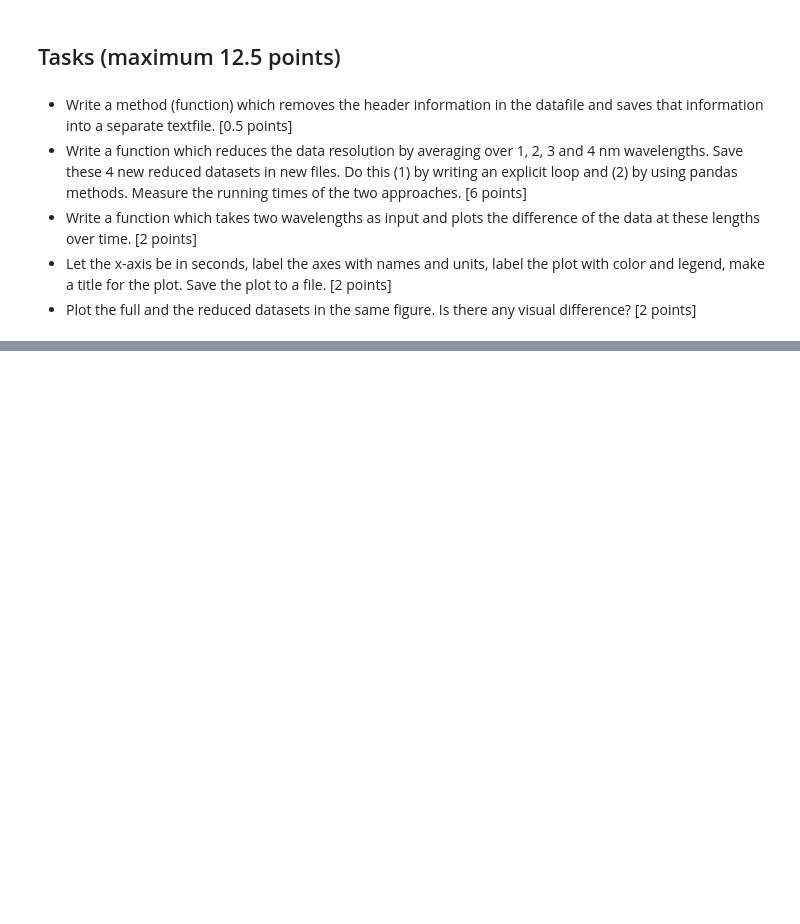
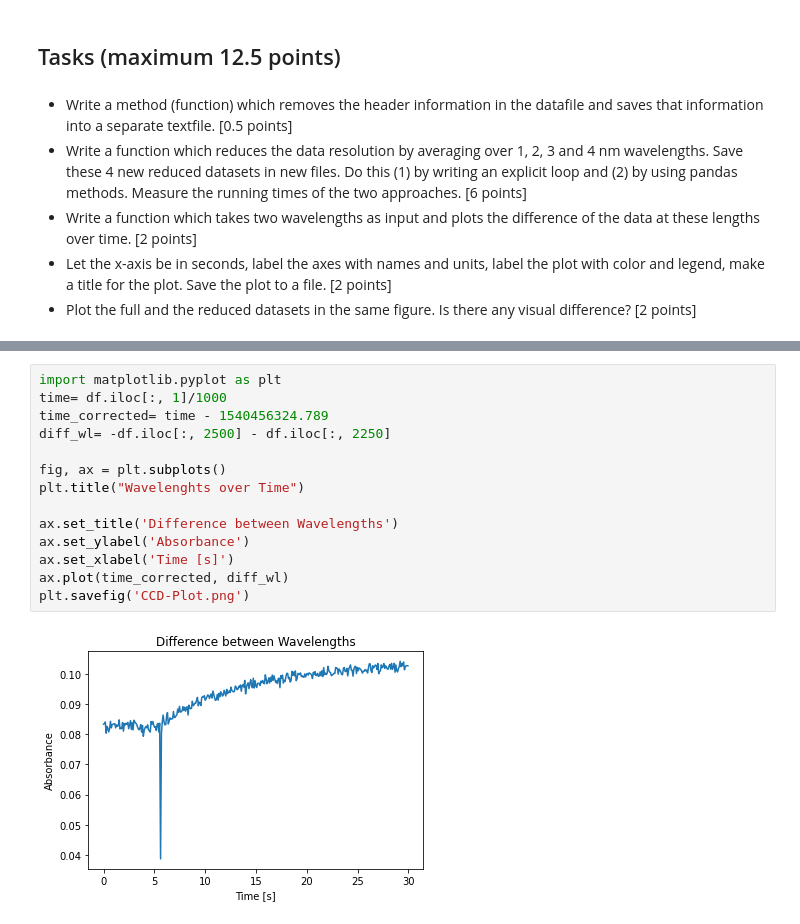
Before and after one commit to lucasassara/Data-Science-Fundamentals-Luca-Sassara-FS22, a Jupyter notebook: CodingTask1.ipynb, the cells around one changed output, grey strips where cells are left out. Cells and saved outputs as stored; diff of their text form; blank space fills up the shorter version.

```diff
--- a/CodingTask1.ipynb
+++ b/CodingTask1.ipynb
@@ -66,0 +128,16 @@ NameError: ignored
+# %%
+import matplotlib.pyplot as plt
+time= df.iloc[:, 1]/1000
+time_corrected= time - 1540456324.789
+diff_wl= -df.iloc[:, 2500] - df.iloc[:, 2250]
+
+fig, ax = plt.subplots()
+plt.title("Wavelenghts over Time")
+
+ax.set_title('Difference between Wavelengths')
+ax.set_ylabel('Absorbance')
+ax.set_xlabel('Time [s]')
+ax.plot(time_corrected, diff_wl)
+plt.savefig('CCD-Plot.png')
+# %% [output]
+[figure, added]
```
Also changed, not shown: parts of 13 cells of this notebook.
